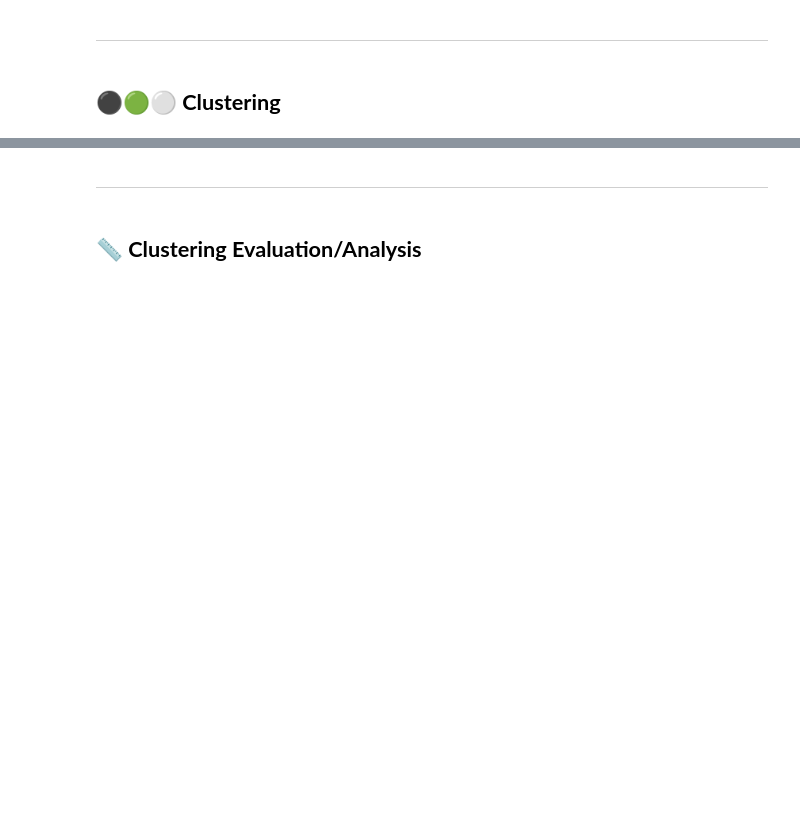
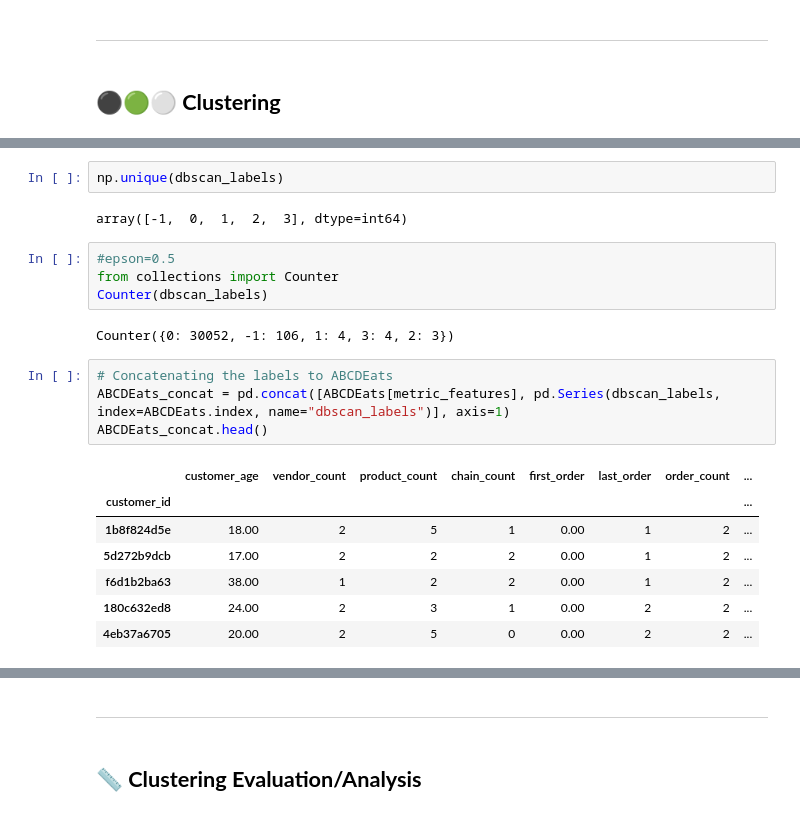
Before and after one commit to Silvestre17/DM_FoodDeliveryClustering_MasterProject, a Jupyter notebook: DM2425_Part2_37_05.ipynb, the cells around one changed output, grey strips where cells are left out. Saved outputs shown, nothing was run; the diff lists cells and outputs as text; blank space fills up the shorter version.

```diff
--- a/DM2425_Part2_37_05.ipynb
+++ b/DM2425_Part2_37_05.ipynb
@@ -198,0 +305,22 @@ weekdays_dict
+# %%
+np.unique(dbscan_labels)
+# %% [output]
+array([-1,  0,  1,  2,  3], dtype=int64)
+# %%
+#epson=0.5
+from collections import Counter
+Counter(dbscan_labels)
+# %% [output]
+Counter({0: 30052, -1: 106, 1: 4, 3: 4, 2: 3})
+# %%
+# Concatenating the labels to ABCDEats
+ABCDEats_concat = pd.concat([ABCDEats[metric_features], pd.Series(dbscan_labels, index=ABCDEats.index, name="dbscan_labels")], axis=1)
+ABCDEats_concat.head()
+# %% [output]
+|  | customer_age | vendor_count | product_count | chain_count | first_order | last_order | order_count | ... |
+| customer_id |  |  |  |  |  |  |  | ... |
+| 1b8f824d5e | 18.00 | 2 | 5 | 1 | 0.00 | 1 | 2 | ... |
+| 5d272b9dcb | 17.00 | 2 | 2 | 2 | 0.00 | 1 | 2 | ... |
+| f6d1b2ba63 | 38.00 | 1 | 2 | 2 | 0.00 | 1 | 2 | ... |
+| 180c632ed8 | 24.00 | 2 | 3 | 1 | 0.00 | 2 | 2 | ... |
+| 4eb37a6705 | 20.00 | 2 | 5 | 0 | 0.00 | 2 | 2 | ... |
```
Also changed, not shown: parts of 44 cells of this notebook, 5 other files.
